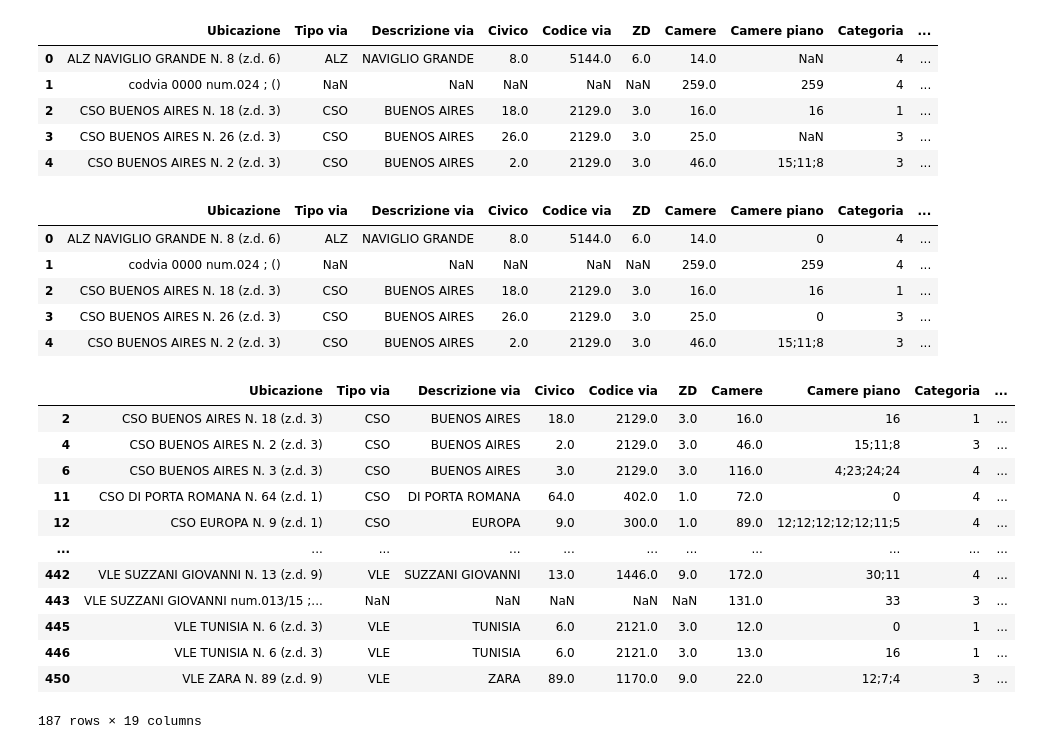
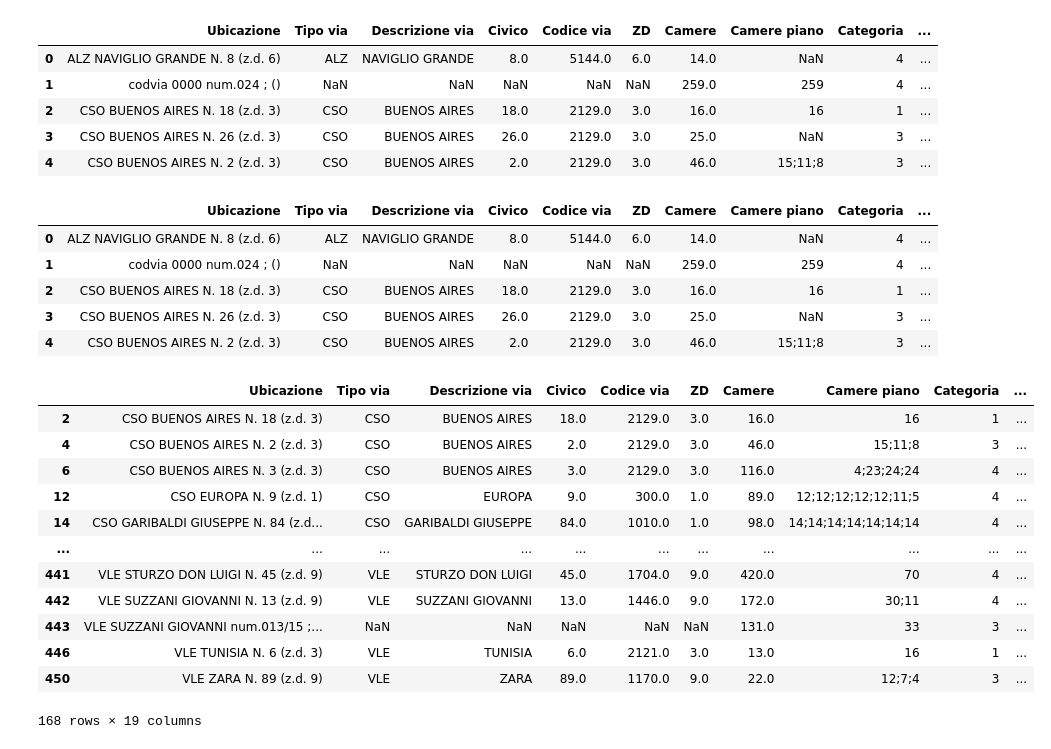
Before and after one commit to silviamacchi/DataQuality_project, a Jupyter notebook: Script_Silvia.ipynb, the cells around one changed output. Saved outputs shown, nothing was run; the diff lists cells and outputs as text; code cells hidden in the pictures.

```diff
--- a/Script_Silvia.ipynb
+++ b/Script_Silvia.ipynb
@@ -285,15 +283,15 @@ STRUTTURE_COPY.head()
 #       - 3)Posti letto = somma Posti letto per piano
 #       - 4)Camere <= (minore/uguale) Posti letto
 
-STRUTTURE_COPY['Camere piano'] = STRUTTURE_COPY['Camere piano'].fillna(0)
+#STRUTTURE_COPY['Camere piano'] = STRUTTURE_COPY['Camere piano'].fillna(0)
 sum_Camere = STRUTTURE_COPY['Camere piano'].apply(lambda x: sum(int(n) for n in str(x).split(';') if n.strip().isdigit()))
 STRUTTURE_COPY['Check_sum_camere'] = np.where(STRUTTURE_COPY['Camere'] == sum_Camere, 1, 0)
 
-STRUTTURE_COPY['Piano piano'] = STRUTTURE_COPY['Piano piano'].fillna(0)
-sum_Piano = STRUTTURE_COPY['Piano piano'].apply(lambda x: sum(int(n) for n in str(x).split(';') if n.strip().isdigit()))
+#STRUTTURE_COPY['Piano piano'] = STRUTTURE_COPY['Piano piano'].fillna(0)
+sum_Piano = STRUTTURE_COPY['Piano piano'].apply(lambda x: len([n for n in str(x).split(';') if n.strip() != '' and pd.notna(n)]))
 STRUTTURE_COPY['Check_sum_piani'] = np.where(STRUTTURE_COPY['Piani totali'] == sum_Piano, 1, 0)
 
-STRUTTURE_COPY['Posti letto per piano'] = STRUTTURE_COPY['Posti letto per piano'].fillna(0)
+#STRUTTURE_COPY['Posti letto per piano'] = STRUTTURE_COPY['Posti letto per piano'].fillna(0)
 sum_Posti_letto_piano = STRUTTURE_COPY['Posti letto per piano'].apply(lambda x: sum(int(n) for n in str(x).split(';') if n.strip().isdigit()))
 STRUTTURE_COPY['Check_sum_posti_letto'] = np.where(STRUTTURE_COPY['Posti letto'] == sum_Posti_letto_piano, 1, 0)
 
@@ -302,26 +300,33 @@ STRUTTURE_COPY['Check_camere_minore_letti'] = np.where(sum_Camere <= sum_Posti_l
 STRUTTURE_COPY.head()
 # %% [output]
 |  | Ubicazione | Tipo via | Descrizione via | Civico | Codice via | ZD | Camere | Camere piano | Categoria | ... |
-| 0 | ALZ NAVIGLIO GRANDE N. 8 (z.d. 6) | ALZ | NAVIGLIO GRANDE | 8.0 | 5144.0 | 6.0 | 14.0 | 0 | 4 | ... |
+| 0 | ALZ NAVIGLIO GRANDE N. 8 (z.d. 6) | ALZ | NAVIGLIO GRANDE | 8.0 | 5144.0 | 6.0 | 14.0 | NaN | 4 | ... |
 | 1 | codvia 0000 num.024 ; () | NaN | NaN | NaN | NaN | NaN | 259.0 | 259 | 4 | ... |
 | 2 | CSO BUENOS AIRES N. 18 (z.d. 3) | CSO | BUENOS AIRES | 18.0 | 2129.0 | 3.0 | 16.0 | 16 | 1 | ... |
-| 3 | CSO BUENOS AIRES N. 26 (z.d. 3) | CSO | BUENOS AIRES | 26.0 | 2129.0 | 3.0 | 25.0 | 0 | 3 | ... |
+| 3 | CSO BUENOS AIRES N. 26 (z.d. 3) | CSO | BUENOS AIRES | 26.0 | 2129.0 | 3.0 | 25.0 | NaN | 3 | ... |
 | 4 | CSO BUENOS AIRES N. 2 (z.d. 3) | CSO | BUENOS AIRES | 2.0 | 2129.0 | 3.0 | 46.0 | 15;11;8 | 3 | ... |
 # %%
 
-PROPERTY_count = STRUTTURE_COPY[((STRUTTURE_COPY['Camere'].notna())& (STRUTTURE_COPY['Piani totali'].notna())&(STRUTTURE_COPY['Posti letto'].notna()))]
+PROPERTY_count = STRUTTURE_COPY[((STRUTTURE_COPY['Camere'].notna())&
+                                (STRUTTURE_COPY['Piani totali'].notna())&
+                                (STRUTTURE_COPY['Posti letto'].notna())&
+                                (STRUTTURE_COPY['Camere piano'].notna())&
+                                (STRUTTURE_COPY['Piano piano'].notna())&
+                                (STRUTTURE_COPY['Posti letto per piano'].notna()))]
 PROPERTY_count
+
+#PROPERTY_count.isnull().sum()
 # %% [output]
 |  | Ubicazione | Tipo via | Descrizione via | Civico | Codice via | ZD | Camere | Camere piano | Categoria | ... |
 | 2 | CSO BUENOS AIRES N. 18 (z.d. 3) | CSO | BUENOS AIRES | 18.0 | 2129.0 | 3.0 | 16.0 | 16 | 1 | ... |
 | 4 | CSO BUENOS AIRES N. 2 (z.d. 3) | CSO | BUENOS AIRES | 2.0 | 2129.0 | 3.0 | 46.0 | 15;11;8 | 3 | ... |
 | 6 | CSO BUENOS AIRES N. 3 (z.d. 3) | CSO | BUENOS AIRES | 3.0 | 2129.0 | 3.0 | 116.0 | 4;23;24;24 | 4 | ... |
-| 11 | CSO DI PORTA ROMANA N. 64 (z.d. 1) | CSO | DI PORTA ROMANA | 64.0 | 402.0 | 1.0 | 72.0 | 0 | 4 | ... |
 | 12 | CSO EUROPA N. 9 (z.d. 1) | CSO | EUROPA | 9.0 | 300.0 | 1.0 | 89.0 | 12;12;12;12;12;11;5 | 4 | ... |
+| 14 | CSO GARIBALDI GIUSEPPE N. 84 (z.d... | CSO | GARIBALDI GIUSEPPE | 84.0 | 1010.0 | 1.0 | 98.0 | 14;14;14;14;14;14;14 | 4 | ... |
 | ... | ... | ... | ... | ... | ... | ... | ... | ... | ... | ... |
+| 441 | VLE STURZO DON LUIGI N. 45 (z.d. 9) | VLE | STURZO DON LUIGI | 45.0 | 1704.0 | 9.0 | 420.0 | 70 | 4 | ... |
 | 442 | VLE SUZZANI GIOVANNI N. 13 (z.d. 9) | VLE | SUZZANI GIOVANNI | 13.0 | 1446.0 | 9.0 | 172.0 | 30;11 | 4 | ... |
 | 443 | VLE SUZZANI GIOVANNI num.013/15 ;... | NaN | NaN | NaN | NaN | NaN | 131.0 | 33 | 3 | ... |
-| 445 | VLE TUNISIA N. 6 (z.d. 3) | VLE | TUNISIA | 6.0 | 2121.0 | 3.0 | 12.0 | 0 | 1 | ... |
 | 446 | VLE TUNISIA N. 6 (z.d. 3) | VLE | TUNISIA | 6.0 | 2121.0 | 3.0 | 13.0 | 16 | 1 | ... |
 | 450 | VLE ZARA N. 89 (z.d. 9) | VLE | ZARA | 89.0 | 1170.0 | 9.0 | 22.0 | 12;7;4 | 3 | ... |
-187 rows × 19 columns
+168 rows × 19 columns
```
Also changed, not shown: parts of 36 cells of this notebook, 2 other files.
